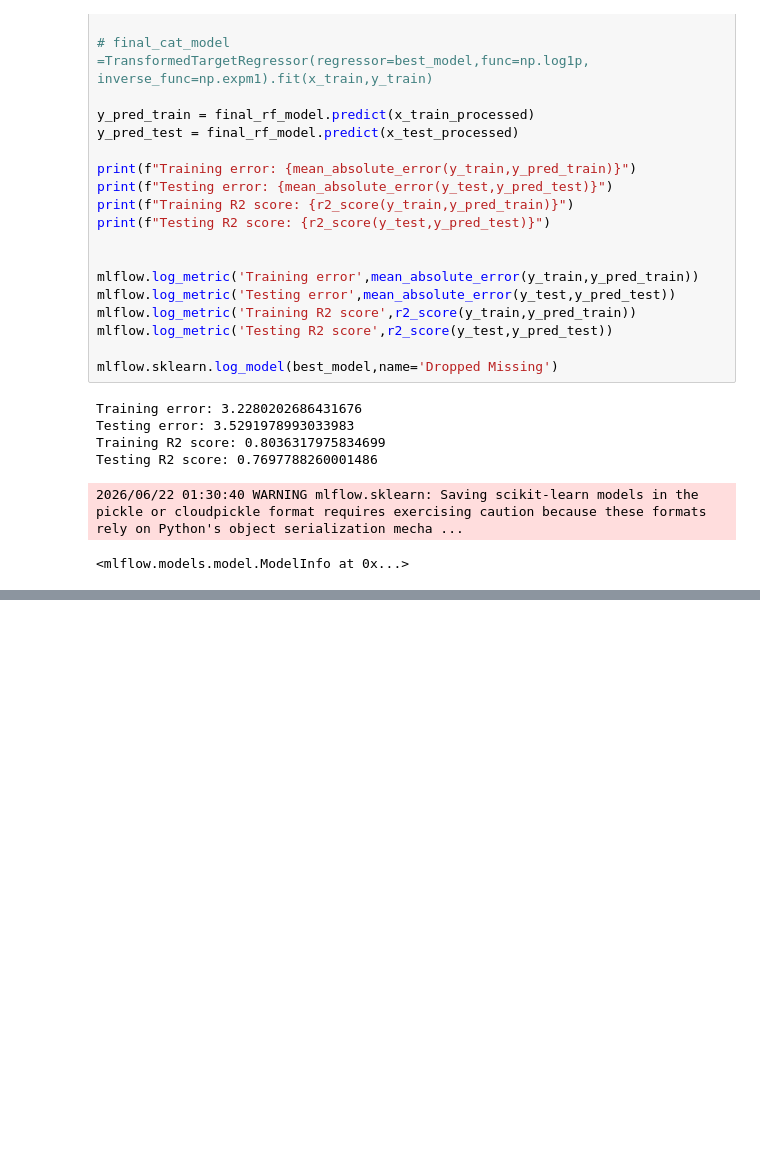
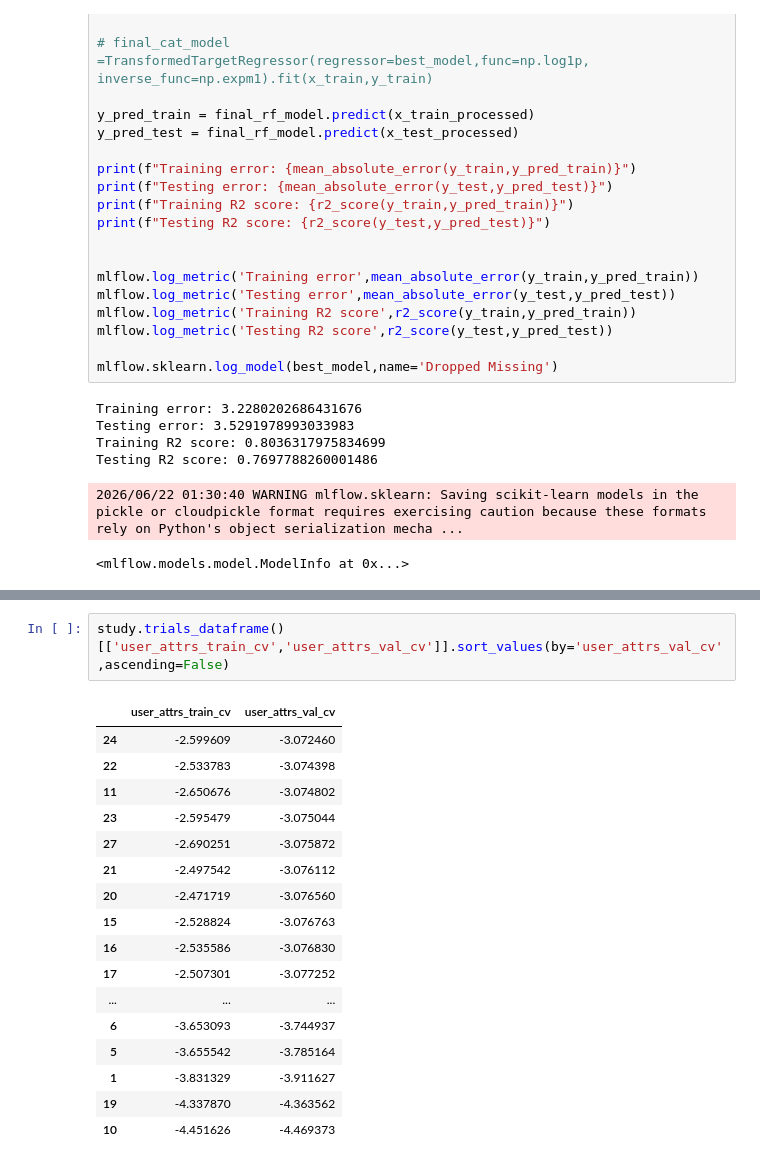
Before and after one commit to shapniljoy/delivery-time-prediction, a Jupyter notebook: notebooks/Random Forest HP.ipynb, the cells around one changed output, grey strips where cells are left out. Cells and saved outputs as stored; diff of their text form; blank space fills up the shorter version.

```diff
--- a/notebooks/Random Forest HP.ipynb
+++ b/notebooks/Random Forest HP.ipynb
@@ -442,0 +561,20 @@ Testing R2 score: 0.7697788260001486
+# %%
+study.trials_dataframe()[['user_attrs_train_cv','user_attrs_val_cv']].sort_values(by='user_attrs_val_cv',ascending=False)
+# %% [output]
+|  | user_attrs_train_cv | user_attrs_val_cv |
+| 24 | -2.599609 | -3.072460 |
+| 22 | -2.533783 | -3.074398 |
+| 11 | -2.650676 | -3.074802 |
+| 23 | -2.595479 | -3.075044 |
+| 27 | -2.690251 | -3.075872 |
+| 21 | -2.497542 | -3.076112 |
+| 20 | -2.471719 | -3.076560 |
+| 15 | -2.528824 | -3.076763 |
+| 16 | -2.535586 | -3.076830 |
+| 17 | -2.507301 | -3.077252 |
+| ... | ... | ... |
+| 6 | -3.653093 | -3.744937 |
+| 5 | -3.655542 | -3.785164 |
+| 1 | -3.831329 | -3.911627 |
+| 19 | -4.337870 | -4.363562 |
+| 10 | -4.451626 | -4.469373 |
```
Also changed, not shown: parts of 7 cells of this notebook, 9 other files.
